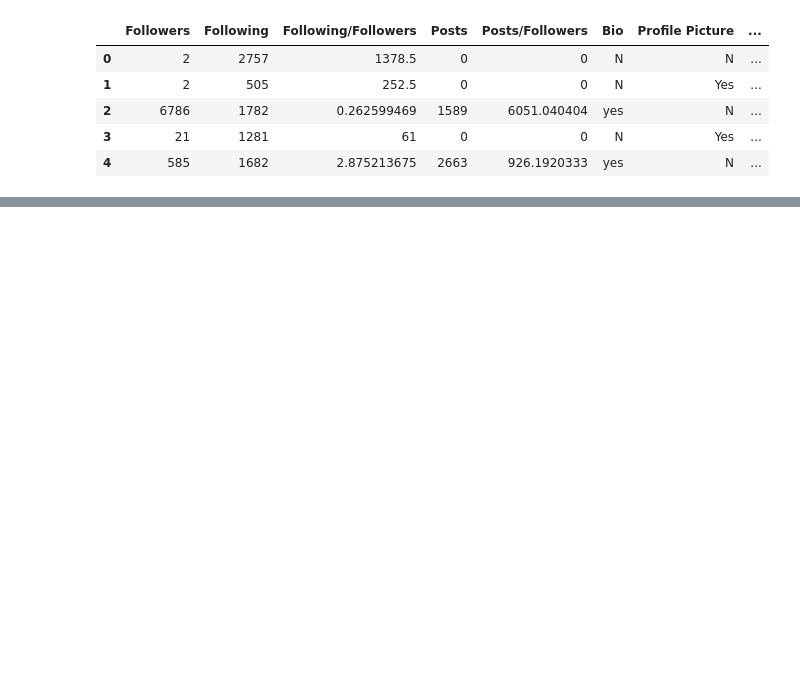
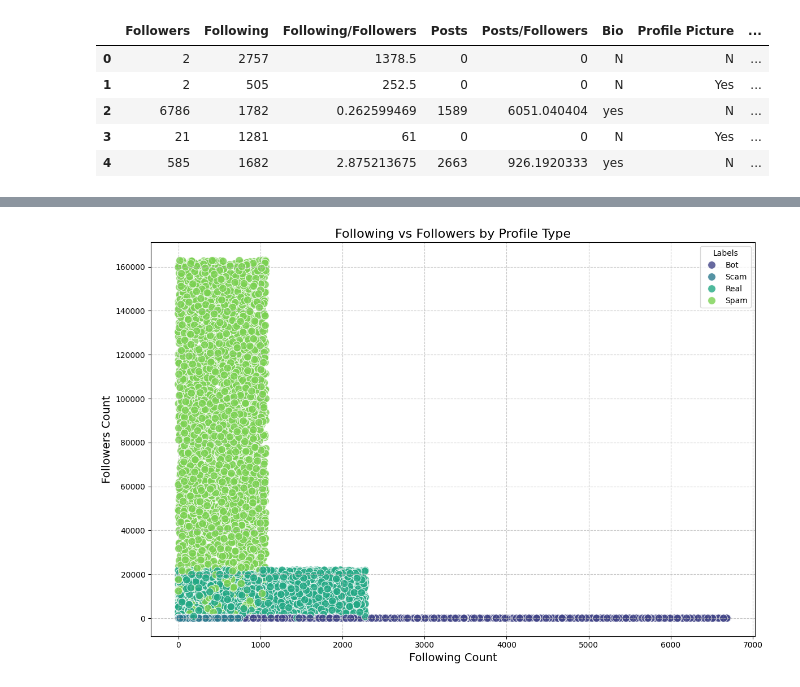
Before and after one commit to eliottvalette/MLers_IN_Paris, a Jupyter notebook: Dataset_2.ipynb, the cells around one changed output, grey strips where cells are left out. Cells and saved outputs as stored; diff of their text form; code cells hidden in the pictures; blank space fills up the shorter version.

```diff
--- a/Dataset_2.ipynb
+++ b/Dataset_2.ipynb
@@ -242,0 +161,13 @@ plt.show()
+# %%
+# Following vs Followers with Labels
+plt.figure(figsize=(12, 8))
+sns.scatterplot(x='Following', y='Followers', hue='Labels', data=df, palette='viridis', alpha=0.8, s=100)
+plt.title('Following vs Followers by Profile Type', fontsize=16)
+plt.xlabel('Following Count', fontsize=14)
+plt.ylabel('Followers Count', fontsize=14)
+plt.legend(title='Labels')
+plt.grid(True, linestyle='--', alpha=0.7)
+plt.tight_layout()
+plt.show()
+# %% [output]
+[figure, added]
```
Also changed, not shown: parts of 73 cells of this notebook, 1 other file.
